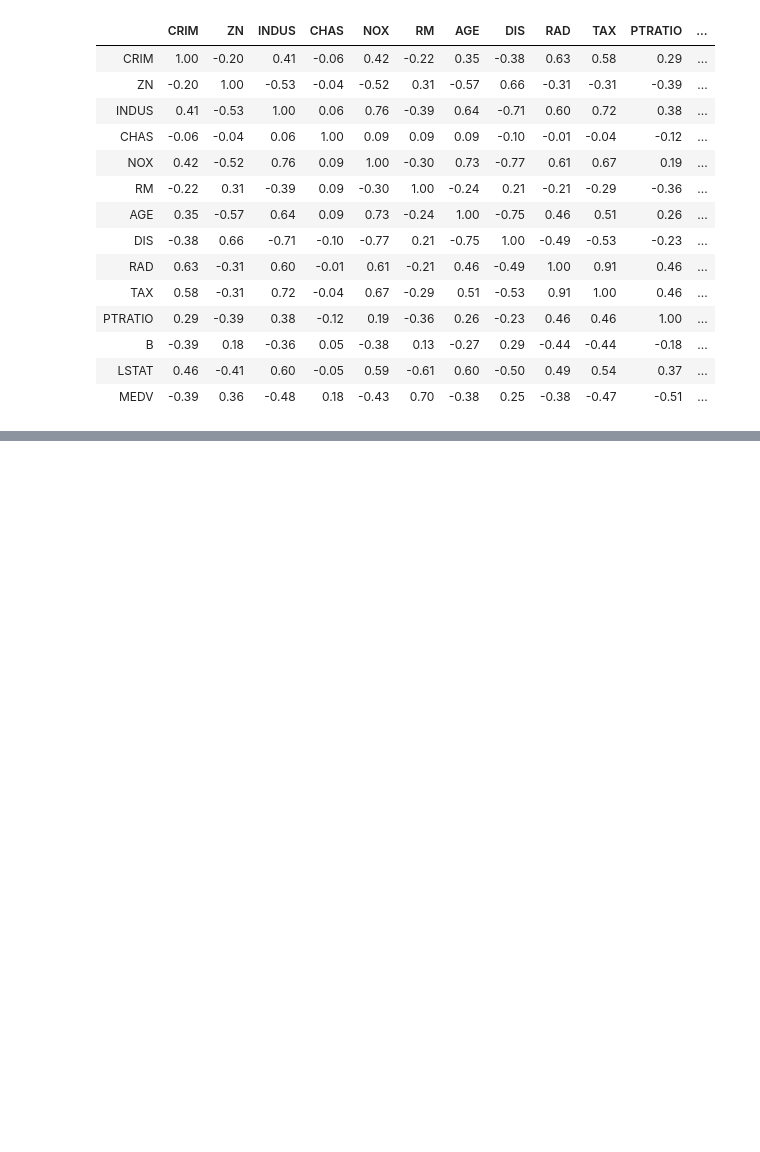
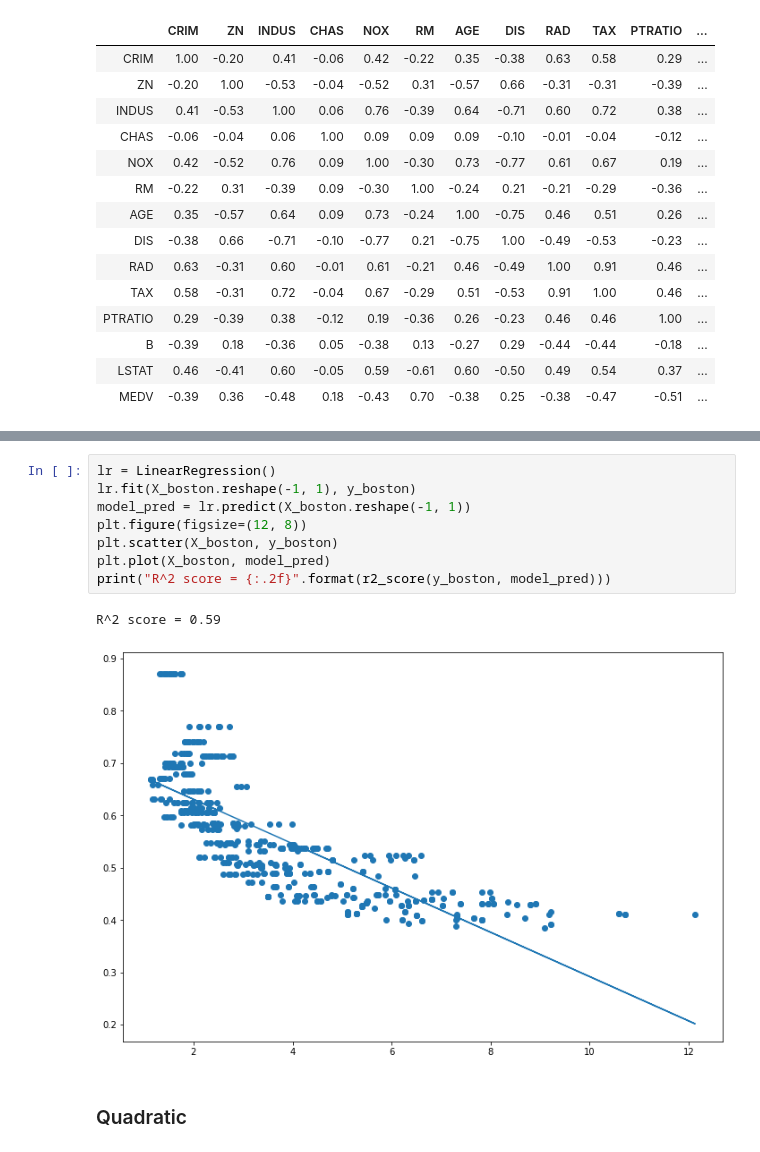
Before and after one commit to ElijahCoding/MachineLearning-Intermediate, a Jupyter notebook: Regression/Polynomial Regression/Boston Housing with Polynomial Regression.ipynb, the cells around one changed output, grey strips where cells are left out. Drawn from its saved outputs; the diff is of its cells as text; blank space fills up the shorter version.

Commit message:
trying quadratic

```diff
--- a/Regression/Polynomial Regression/Boston Housing with Polynomial Regression.ipynb
+++ b/Regression/Polynomial Regression/Boston Housing with Polynomial Regression.ipynb
@@ -28,0 +43,13 @@ df_boston.corr()
+# %%
+lr = LinearRegression()
+lr.fit(X_boston.reshape(-1, 1), y_boston)
+model_pred = lr.predict(X_boston.reshape(-1, 1))
+plt.figure(figsize=(12, 8))
+plt.scatter(X_boston, y_boston)
+plt.plot(X_boston, model_pred)
+print("R^2 score = {:.2f}".format(r2_score(y_boston, model_pred)))
+# %% [output]
+R^2 score = 0.59
+[figure, added]
+# %% [markdown]
+### Quadratic
```
Also changed, not shown: parts of 4 cells of this notebook.
